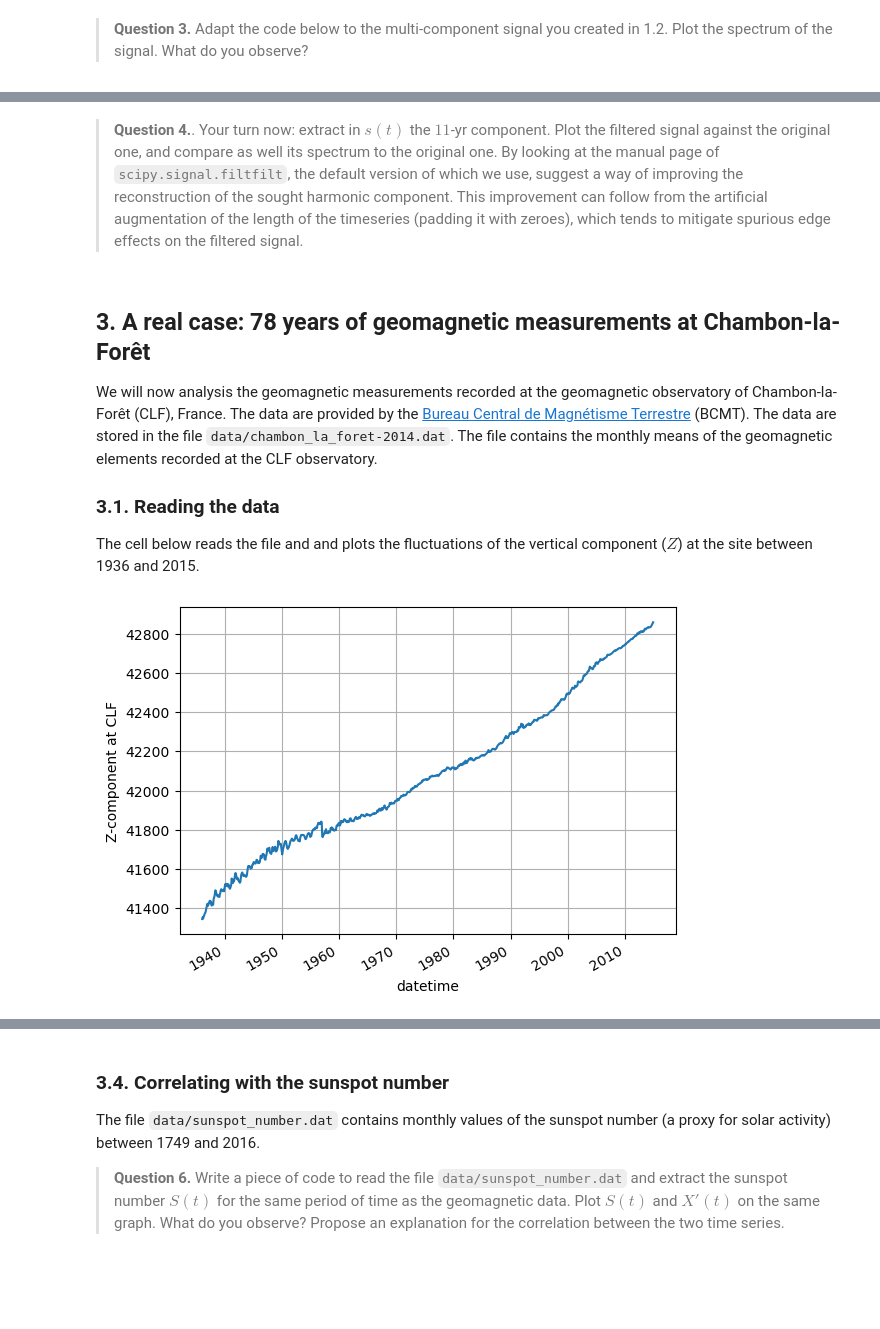
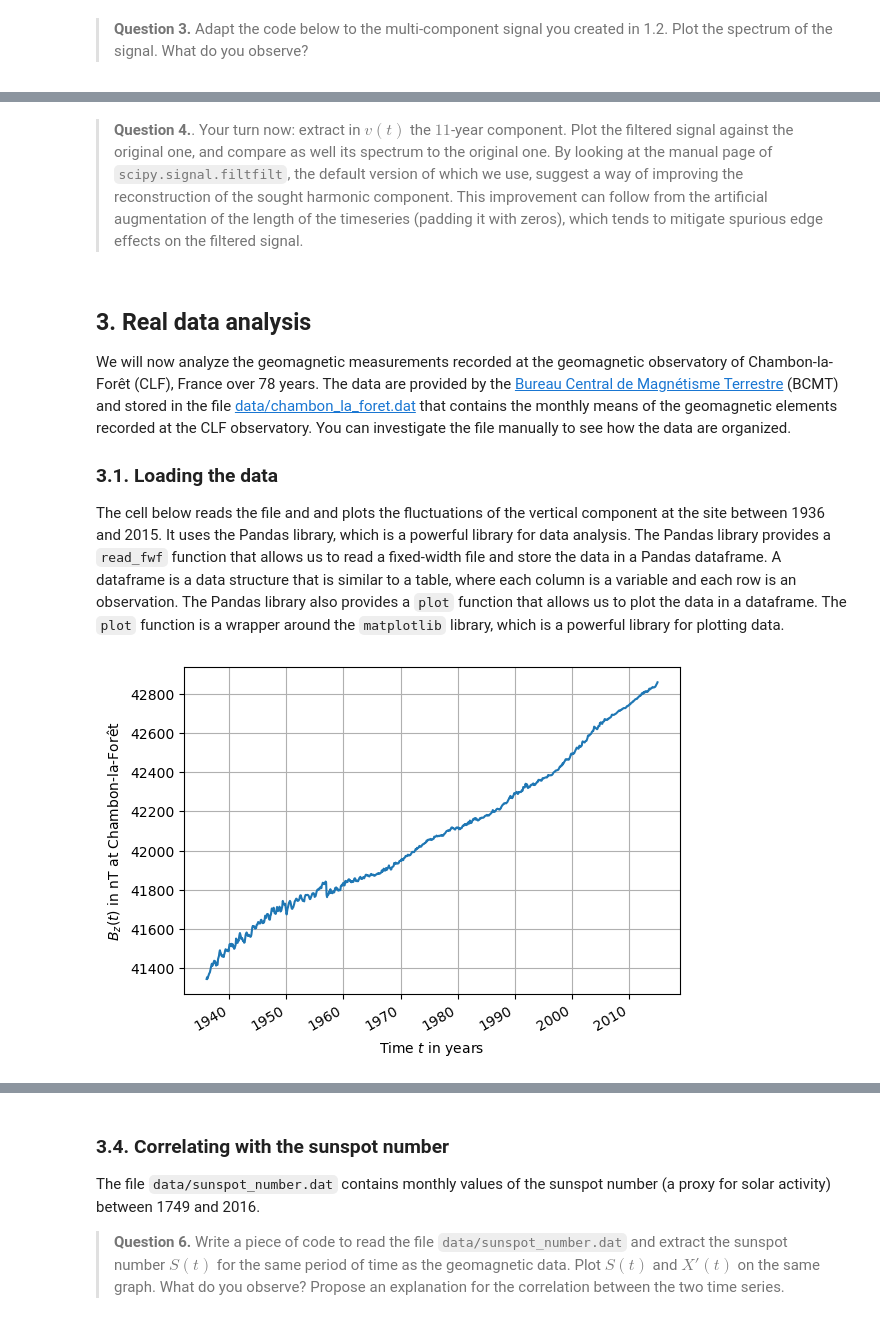
Before and after one commit to leonard-seydoux/scientific-computing-for-geophysical-problems, a Jupyter notebook: notebooks/1_signal_processing/signal_processing.ipynb, the cells around one changed output, grey strips where cells are left out. Drawn from its saved outputs; the diff is of its cells as text; code cells hidden in the pictures; blank space fills up the shorter version.

```diff
--- a/notebooks/1_signal_processing/signal_processing.ipynb
+++ b/notebooks/1_signal_processing/signal_processing.ipynb
@@ -190,2 +241,2 @@ plt.show()
 # %% [markdown]
-> __Question 4.__. Your turn now: extract in $s(t)$ the $11$-yr component. Plot the filtered signal against the original one, and compare as well its spectrum to the original one. By looking at the manual page of `scipy.signal.filtfilt`, the default version of which we use, suggest a way of improving the reconstruction of the sought harmonic component. This improvement can follow from the artificial augmentation of the length of the timeseries (padding it with zeroes), which tends to mitigate spurious edge effects on the filtered signal.
+> __Question 4.__. Your turn now: extract in $v(t)$ the $11$-year component. Plot the filtered signal against the original one, and compare as well its spectrum to the original one. By looking at the manual page of `scipy.signal.filtfilt`, the default version of which we use, suggest a way of improving the reconstruction of the sought harmonic component. This improvement can follow from the artificial augmentation of the length of the timeseries (padding it with zeros), which tends to mitigate spurious edge effects on the filtered signal.
@@ -194,27 +243,39 @@ plt.show()
 # %% [markdown]
-## 3. A real case: 78 years of geomagnetic measurements at Chambon-la-Forêt
+## 3. Real data analysis
 
-We will now analysis the geomagnetic measurements recorded at the geomagnetic observatory of Chambon-la-Forêt (CLF), France. The data are provided by the [Bureau Central de Magnétisme Terrestre](http://www.bcmt.fr) (BCMT). The data are stored in the file `data/chambon_la_foret-2014.dat`. The file contains the monthly means of the geomagnetic elements recorded at the CLF observatory.
+We will now analyze the geomagnetic measurements recorded at the geomagnetic observatory of Chambon-la-Forêt (CLF), France over 78 years. The data are provided by the [Bureau Central de Magnétisme Terrestre](http://www.bcmt.fr) (BCMT) and stored in the file [data/chambon_la_foret.dat](data/chambon_la_foret.dat) that contains the monthly means of the geomagnetic elements recorded at the CLF observatory. You can investigate the file manually to see how the data are organized.
 
-### 3.1. Reading the data
+### 3.1. Loading the data
 
-The cell below reads the file and and plots the fluctuations of the vertical component ($Z$) at the site between 1936 and 2015.
+The cell below reads the file and and plots the fluctuations of the vertical component at the site between 1936 and 2015. It uses the Pandas library, which is a powerful library for data analysis. The Pandas library provides a `read_fwf` function that allows us to read a fixed-width file and store the data in a Pandas dataframe. A dataframe is a data structure that is similar to a table, where each column is a variable and each row is an observation. The Pandas library also provides a `plot` function that allows us to plot the data in a dataframe. The `plot` function is a wrapper around the `matplotlib` library, which is a powerful library for plotting data.
 # %%
+# Path to the data
 filename = "data/chambon_la_foret.dat"
 
-# Read the data
+# Load the data
 data = pd.read_fwf(filename, skiprows=9, strip=True)
 
 # Turn years into datetime objects
-data["datetime"] = pd.to_datetime(data.date.astype(str) + " " + data.time.astype(str))
+# First, concatenate the year and month columns
+date_time_concatenated = data.date.astype(str) + " " + data.time.astype(str)
+
+# Then, convert to datetime objects
+data["datetime"] = pd.to_datetime(date_time_concatenated)
+
+# Drop the columns that are not needed anymore
 data.drop(["date", "time", "doy"], axis=1, inplace=True)
+
+# Set the datetime column as index
 data.set_index("datetime", inplace=True)
 
-# Show the data
-ax = data.clfz.plot(grid=True, ylabel="Z-component at CLF")
+# Finally, plot the vertical component of the magnetic field
+ax = data.clfz.plot(grid=True, ylabel="$B_z(t)$ in nT at Chambon-la-Forêt")
+ax.set_xlabel("Time $t$ in years")
+
+# Show
 plt.show()
 # %% [output]
-[figure, old version]
+[figure, new version]
 # %% [markdown]
 ### 3.2. Spectral analysis
 
```
Also changed, not shown: parts of 17 cells of this notebook, 2 other files.
